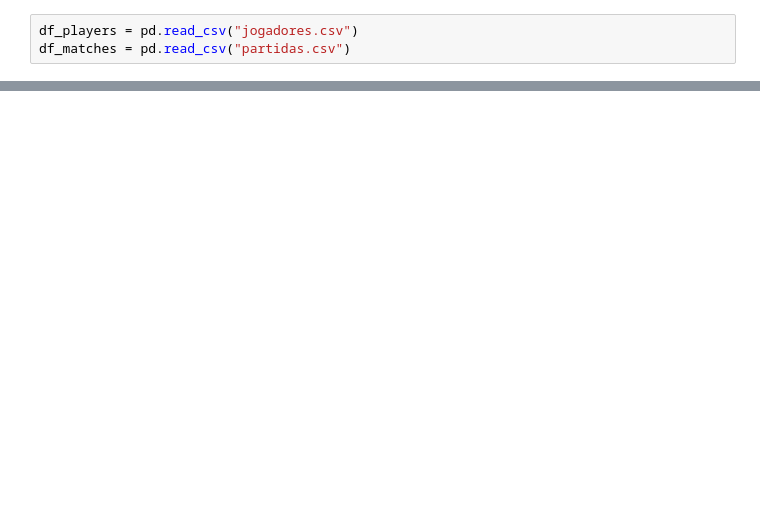
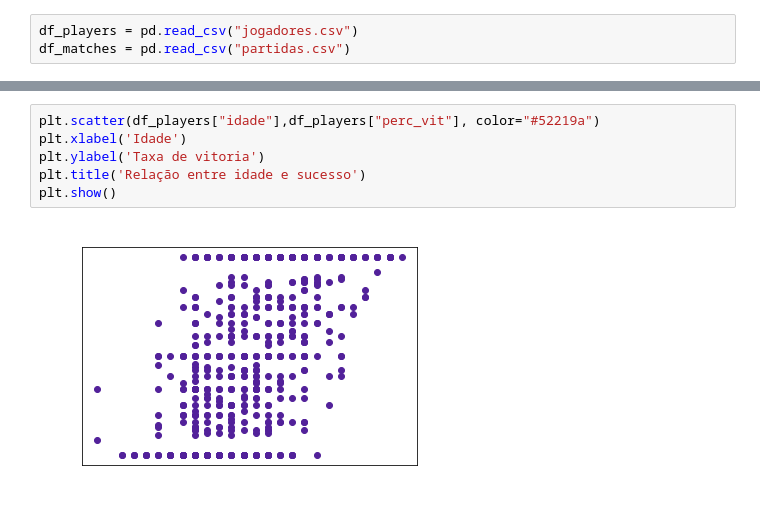
Before and after one commit to GustavoSanches55/pong2, a Jupyter notebook: pong/treuke/analise/analise.ipynb, the cells around one changed output, grey strips where cells are left out. Saved outputs shown, nothing was run; the diff lists cells and outputs as text; blank space fills up the shorter version.

```diff
--- a/pong/treuke/analise/analise.ipynb
+++ b/pong/treuke/analise/analise.ipynb
@@ -57,0 +70,8 @@ KeyError: 'perc_vit'
+# %%
+plt.scatter(df_players["idade"],df_players["perc_vit"], color="#52219a")
+plt.xlabel('Idade')
+plt.ylabel('Taxa de vitoria')
+plt.title('Relação entre idade e sucesso')
+plt.show()
+# %% [output]
+[figure, added]
```
Also changed, not shown: parts of 12 cells of this notebook, 8 other files.
